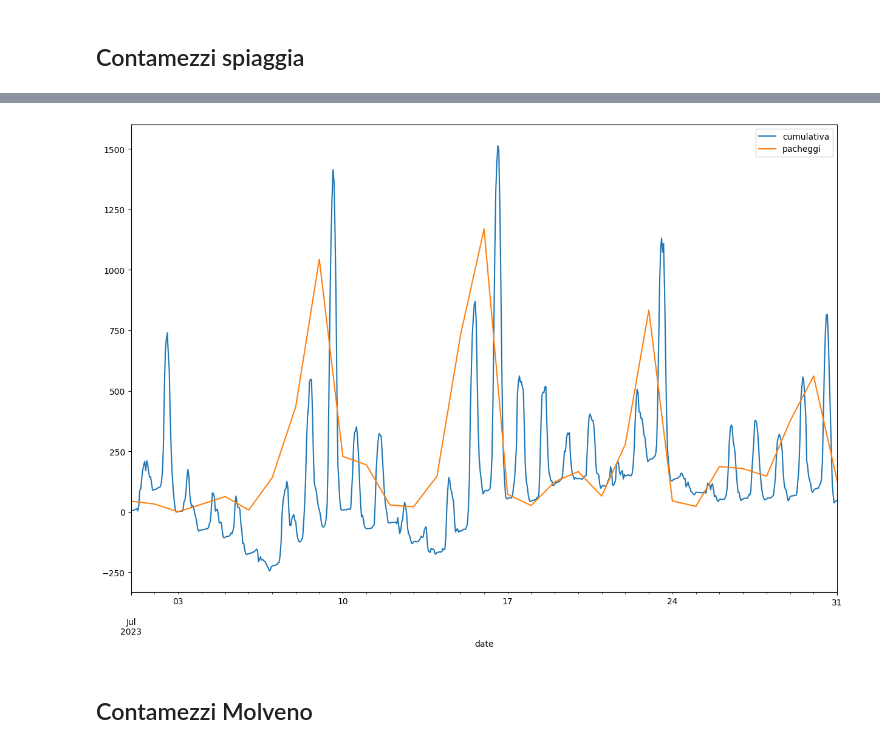
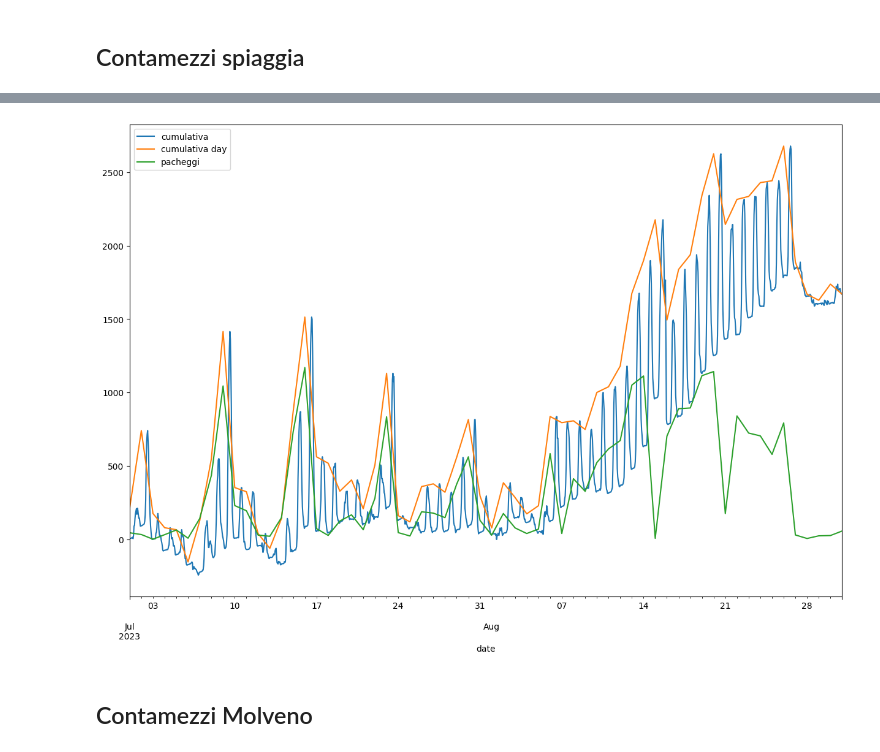
Before and after one commit to tn-aixpa/datiturismo, a Jupyter notebook: experiments/2.traffico vs presenze.ipynb, the cells around one changed output, grey strips where cells are left out. Cells and saved outputs as stored; diff of their text form; code cells hidden in the pictures.

```diff
--- a/experiments/2.traffico vs presenze.ipynb
+++ b/experiments/2.traffico vs presenze.ipynb
@@ -9,5 +9,8 @@ from datasets_tourism import *
 # %% [markdown]
 ## Setup dataset
+# %%
+START_DATE = "2023-07-01"
+END_DATE= "2023-08-31"
 # %%
 statistiche_parcheggi_molveno_df["date"] = pd.to_datetime(statistiche_parcheggi_molveno_df["date"])
 # %%
@@ -42,8 +31,6 @@ See the caveats in the documentation: https://pandas.pydata.org/pandas-docs/stab
 # %% [markdown]
 ## Contamezzi spiaggia
 # %%
-START_DATE = "2023-07-01"
-END_DATE= "2023-07-31"
 DRIFT_CORRECTION_FACTOR = 1.075
 
 entrata_lago = contamezzi_df[(contamezzi_df["sensore"] == "M47") & (contamezzi_df["direzione"] == 1) & (contamezzi_df["day"] >= START_DATE) & (contamezzi_df["day"] <= END_DATE)]
@@ -74,0 +62,4 @@ cumulativa_lago
+# %%
+cumulativa_lago_day = cumulativa_lago.groupby("day")["total_cars"].max()
+cumulativa_lago_day = pd.DataFrame(pd.Series(cumulativa_lago_day)).reset_index().rename(columns={'day':'date'})
+cumulativa_lago_day
@@ -75,13 +80,15 @@ cumulativa_lago
 # %%
 ax = None
 #ax = entrata_lago.plot(ax=ax, x="date", y="total_cars", label="entrata", figsize=(15,10))
 #ax = uscita_lago.plot(ax=ax, x="date", y="total_cars", label="uscita", figsize=(15,10))
 #ax = differenza_lago.plot(ax=ax, x="date", y="total_cars", label="diff", figsize=(15,10))
 ax = cumulativa_lago.plot(ax=ax, x="date", y="total_cars", label="cumulativa", figsize=(15,10))
 
+ax = cumulativa_lago_day.plot(ax=ax, x="date", y="total_cars", label="cumulativa day", figsize=(15,10))
+
 ax = statistiche_parcheggi_molveno_df[(statistiche_parcheggi_molveno_df["date"] >= START_DATE) & (statistiche_parcheggi_molveno_df["date"] <= END_DATE)].plot(ax=ax, x="date", y="TOTALE", label="pacheggi", figsize=(15,10))
 # %% [output]
-[figure, old version]
+[figure, new version]
 # %% [markdown]
 ## Contamezzi Molveno
 # %%
```
Also changed, not shown: parts of 24 cells of this notebook.
